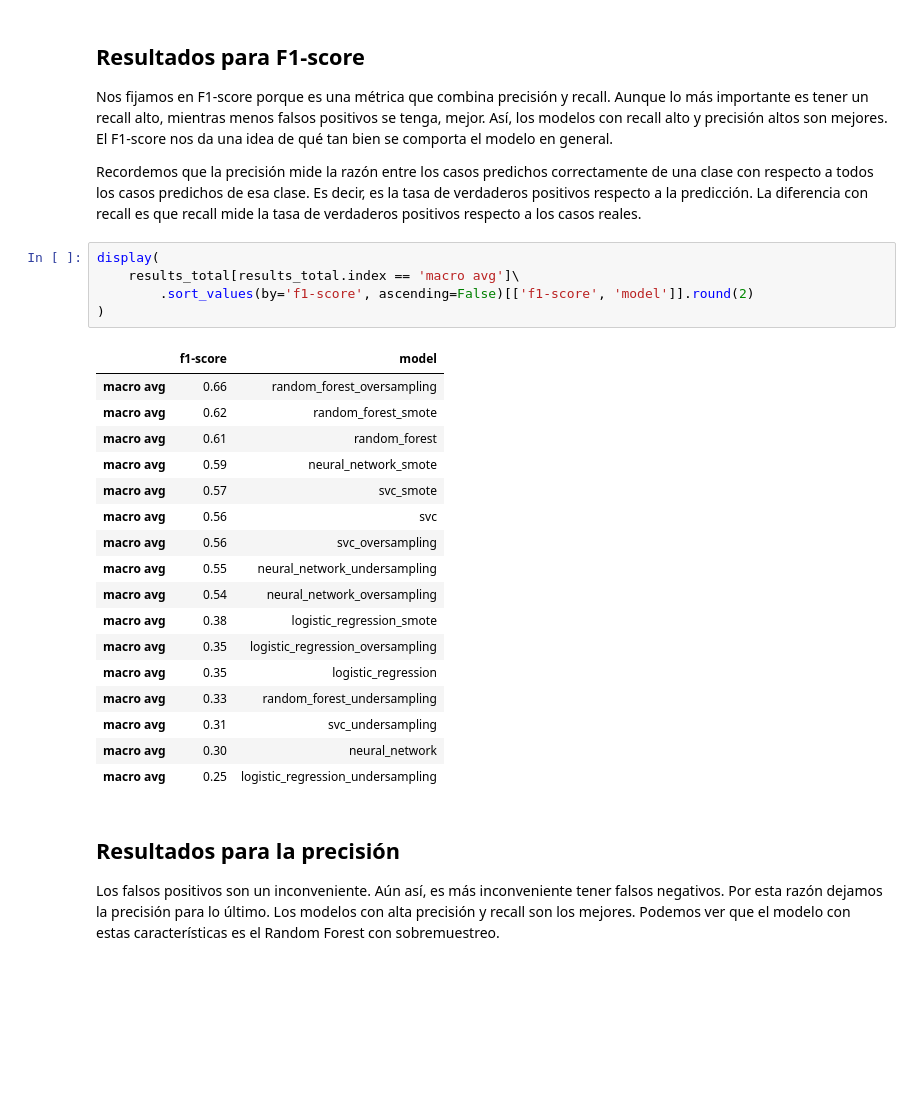
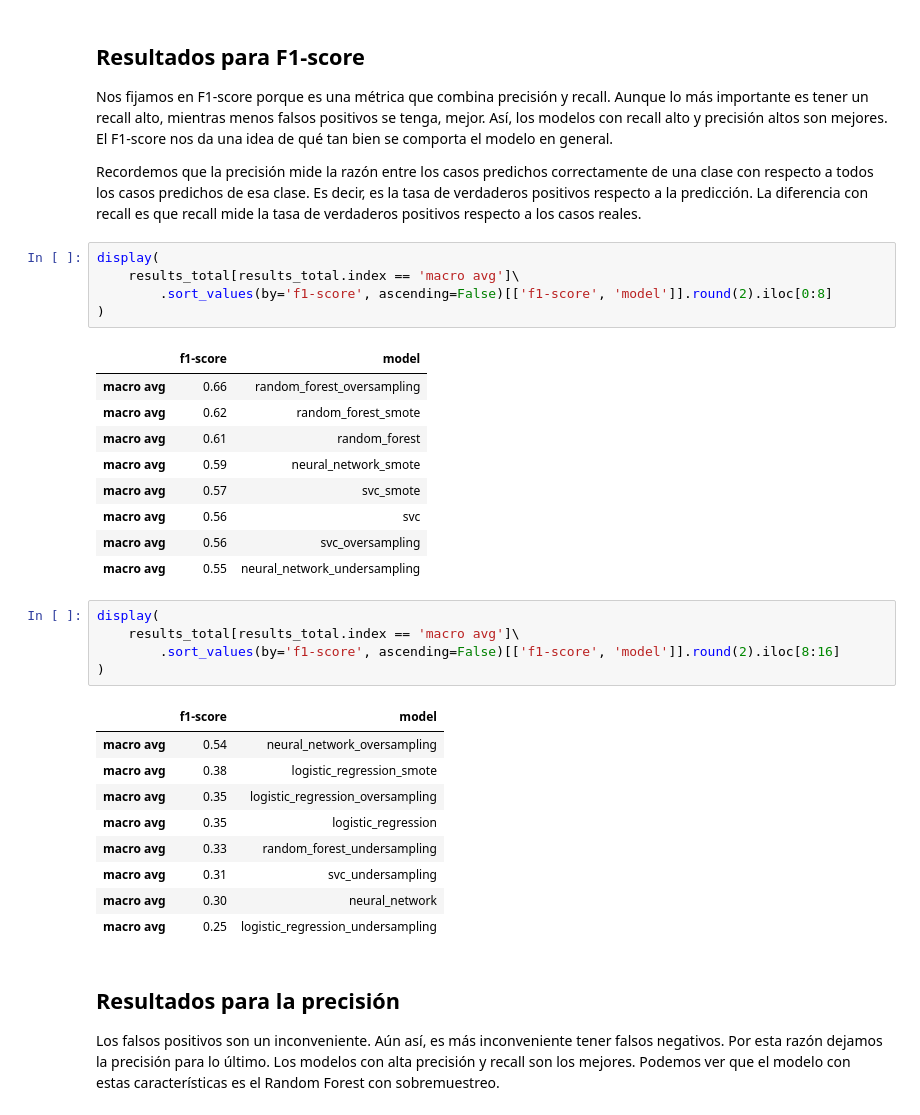
Before and after one commit to CesarArroyo09/predictive-maintenance-milling, a Jupyter notebook: experiments.ipynb, the cells around one changed output. Cells and saved outputs as stored; diff of their text form; blank space fills up the shorter version.

```diff
--- a/experiments.ipynb
+++ b/experiments.ipynb
@@ -267,26 +272,33 @@ Recordemos que la precisión mide la razón entre los casos predichos correctame
 # %%
 display(
     results_total[results_total.index == 'macro avg']\
-        .sort_values(by='f1-score', ascending=False)[['f1-score', 'model']].round(2)
+        .sort_values(by='f1-score', ascending=False)[['f1-score', 'model']].round(2).iloc[0:8]
 )
 # %% [output]
 |  | f1-score | model |
 | macro avg | 0.66 | random_forest_oversampling |
 | macro avg | 0.62 | random_forest_smote |
 | macro avg | 0.61 | random_forest |
 | macro avg | 0.59 | neural_network_smote |
 | macro avg | 0.57 | svc_smote |
 | macro avg | 0.56 | svc |
 | macro avg | 0.56 | svc_oversampling |
 | macro avg | 0.55 | neural_network_undersampling |
-| macro avg | 0.54 | neural_network_oversampling |
-| macro avg | 0.38 | logistic_regression_smote |
-| macro avg | 0.35 | logistic_regression_oversampling |
-| macro avg | 0.35 | logistic_regression |
-| macro avg | 0.33 | random_forest_undersampling |
-| macro avg | 0.31 | svc_undersampling |
-| macro avg | 0.30 | neural_network |
-| macro avg | 0.25 | logistic_regression_undersampling |
+# %%
+display(
+    results_total[results_total.index == 'macro avg']\
+        .sort_values(by='f1-score', ascending=False)[['f1-score', 'model']].round(2).iloc[8:16]
+)
+# %% [output]
+|  | f1-score | model |
+| macro avg | 0.54 | neural_network_oversampling |
+| macro avg | 0.38 | logistic_regression_smote |
+| macro avg | 0.35 | logistic_regression_oversampling |
+| macro avg | 0.35 | logistic_regression |
+| macro avg | 0.33 | random_forest_undersampling |
+| macro avg | 0.31 | svc_undersampling |
+| macro avg | 0.30 | neural_network |
+| macro avg | 0.25 | logistic_regression_undersampling |
 # %% [markdown]
 ## Resultados para la precisión
 
```
Also changed, not shown: parts of 14 cells of this notebook, 2 other files.
